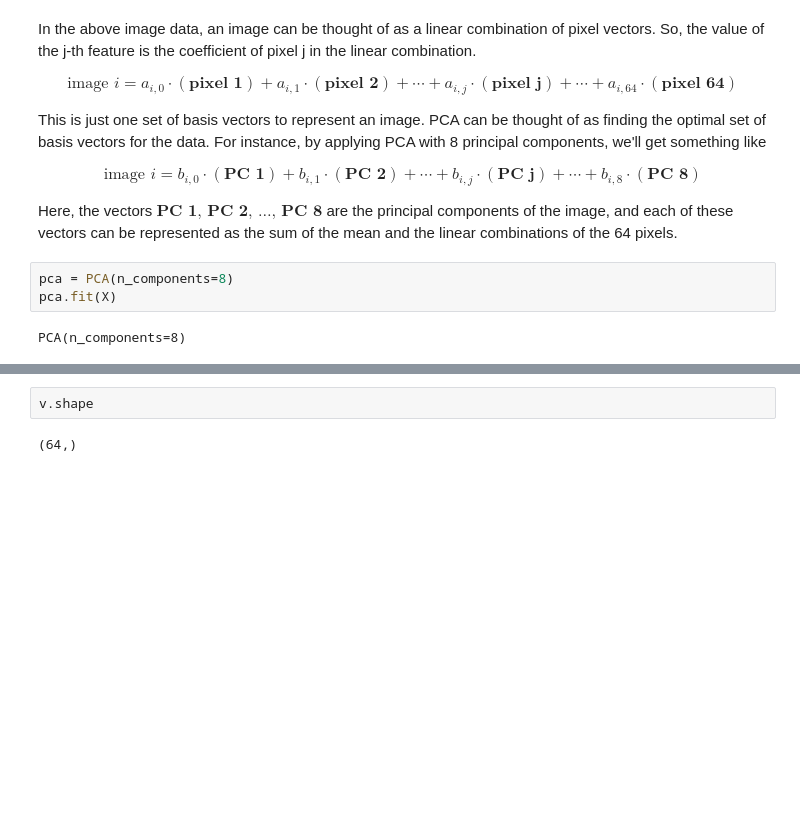
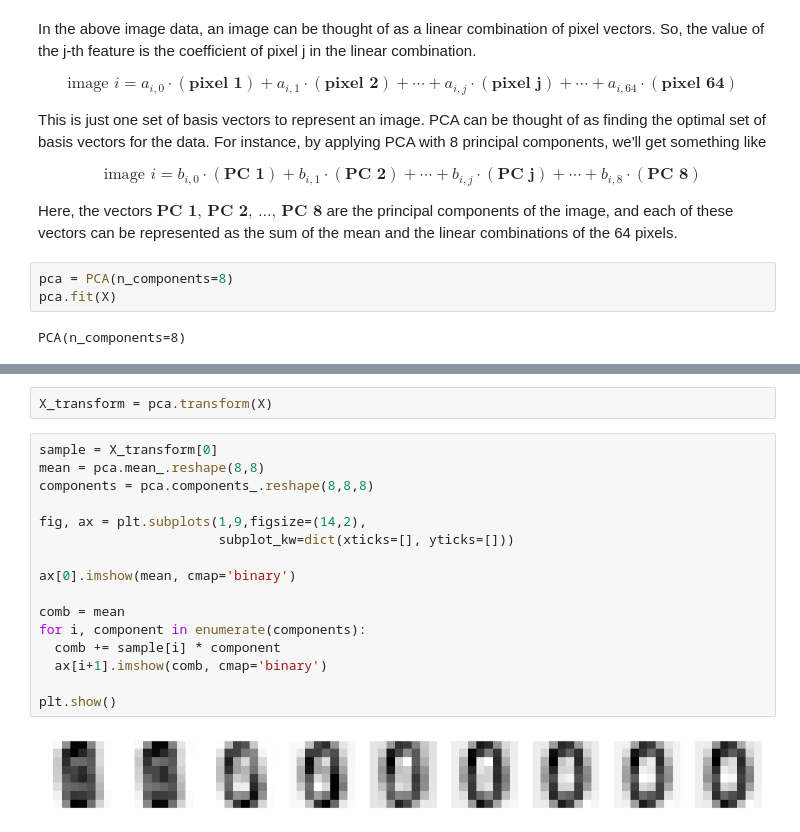
Before and after one commit to svd-jelo/IBM-Data-Science-Specialization, a Jupyter notebook: Course-9_Machine-Learning/notebooks/NB7_PCA.ipynb, the cells around one changed output, grey strips where cells are left out. Cells and saved outputs as stored; diff of their text form; blank space fills up the shorter version.

```diff
--- a/Course-9_Machine-Learning/notebooks/NB7_PCA.ipynb
+++ b/Course-9_Machine-Learning/notebooks/NB7_PCA.ipynb
@@ -170,4 +187,20 @@ pca.components_[0]
 # %%
-v.shape
+X_transform = pca.transform(X)
-# %% [output]
-(64,)
+# %%
+sample = X_transform[0]
+mean = pca.mean_.reshape(8,8)
+components = pca.components_.reshape(8,8,8)
+
+fig, ax = plt.subplots(1,9,figsize=(14,2),
+                       subplot_kw=dict(xticks=[], yticks=[]))
+
+ax[0].imshow(mean, cmap='binary')
+
+comb = mean
+for i, component in enumerate(components):
+  comb += sample[i] * component
+  ax[i+1].imshow(comb, cmap='binary')
+
+plt.show()
+# %% [output]
+[figure, added]
```
Also changed, not shown: parts of 6 cells of this notebook.
